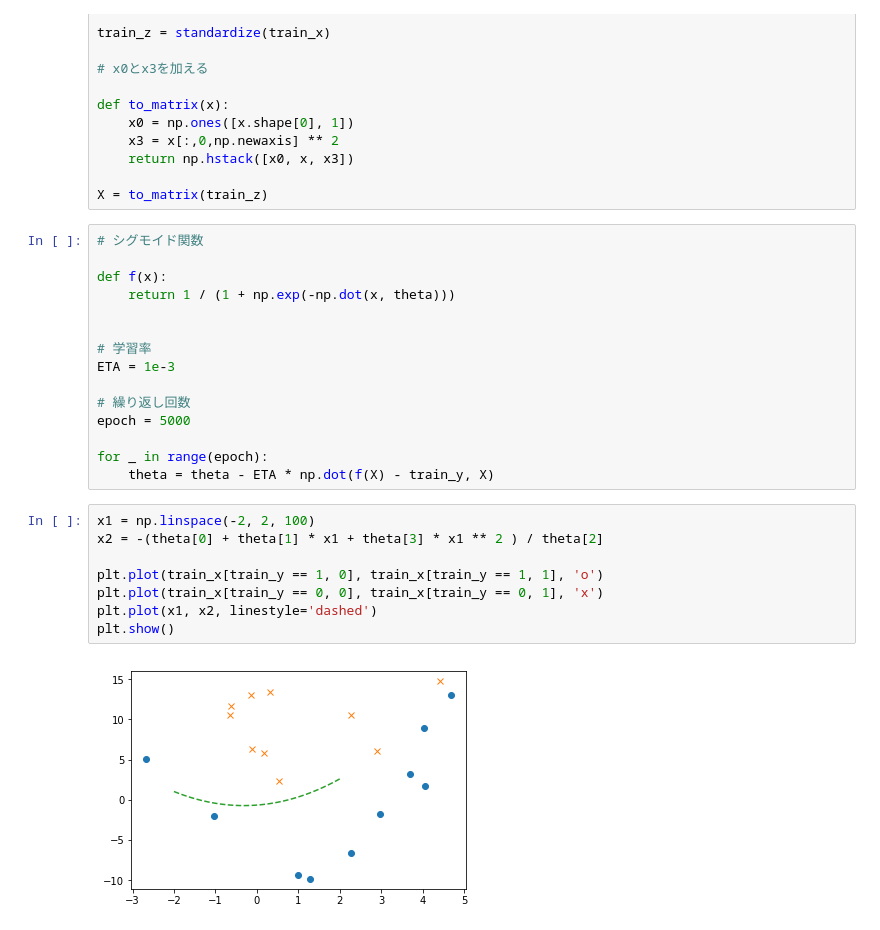
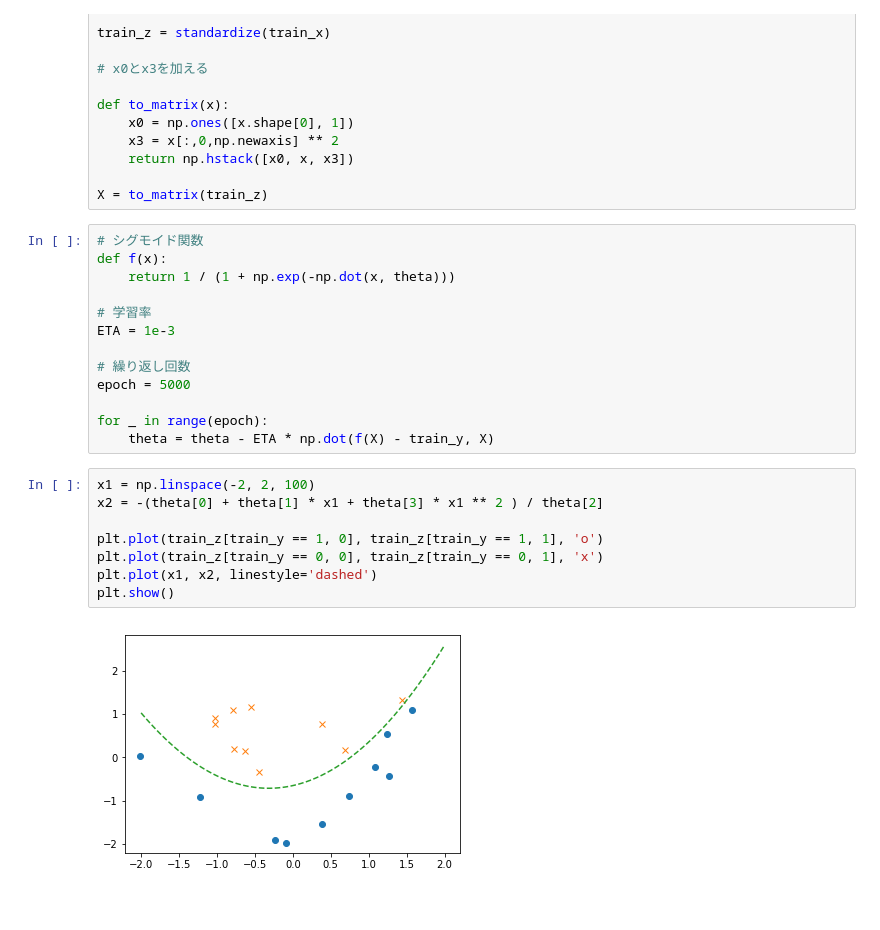
Before and after one commit to swfz/jupyter-docker, a Jupyter notebook: notebooks/s4_s4_.ipynb, the cells around one changed output. Saved outputs shown, nothing was run; the diff lists cells and outputs as text.

```diff
--- a/notebooks/s4_s4_.ipynb
+++ b/notebooks/s4_s4_.ipynb
@@ -33,10 +33,8 @@ def to_matrix(x):
 X = to_matrix(train_z)
 # %%
 # シグモイド関数
-
 def f(x):
     return 1 / (1 + np.exp(-np.dot(x, theta)))
-
 
 # 学習率
 ETA = 1e-3
@@ -49,13 +47,13 @@ for _ in range(epoch):
 # %%
 x1 = np.linspace(-2, 2, 100)
 x2 = -(theta[0] + theta[1] * x1 + theta[3] * x1 ** 2 ) / theta[2]
 
-plt.plot(train_x[train_y == 1, 0], train_x[train_y == 1, 1], 'o')
-plt.plot(train_x[train_y == 0, 0], train_x[train_y == 0, 1], 'x')
+plt.plot(train_z[train_y == 1, 0], train_z[train_y == 1, 1], 'o')
+plt.plot(train_z[train_y == 0, 0], train_z[train_y == 0, 1], 'x')
 plt.plot(x1, x2, linestyle='dashed')
 plt.show()
 # %% [output]
-[figure, old version]
+[figure, new version]
 # %%
 # 確率をそのままだすとピンとこないのでしきい値を決めて1 or 0を返す
 def classify(x):
```
Also changed, not shown: parts of 2 cells of this notebook, 6 other files.
